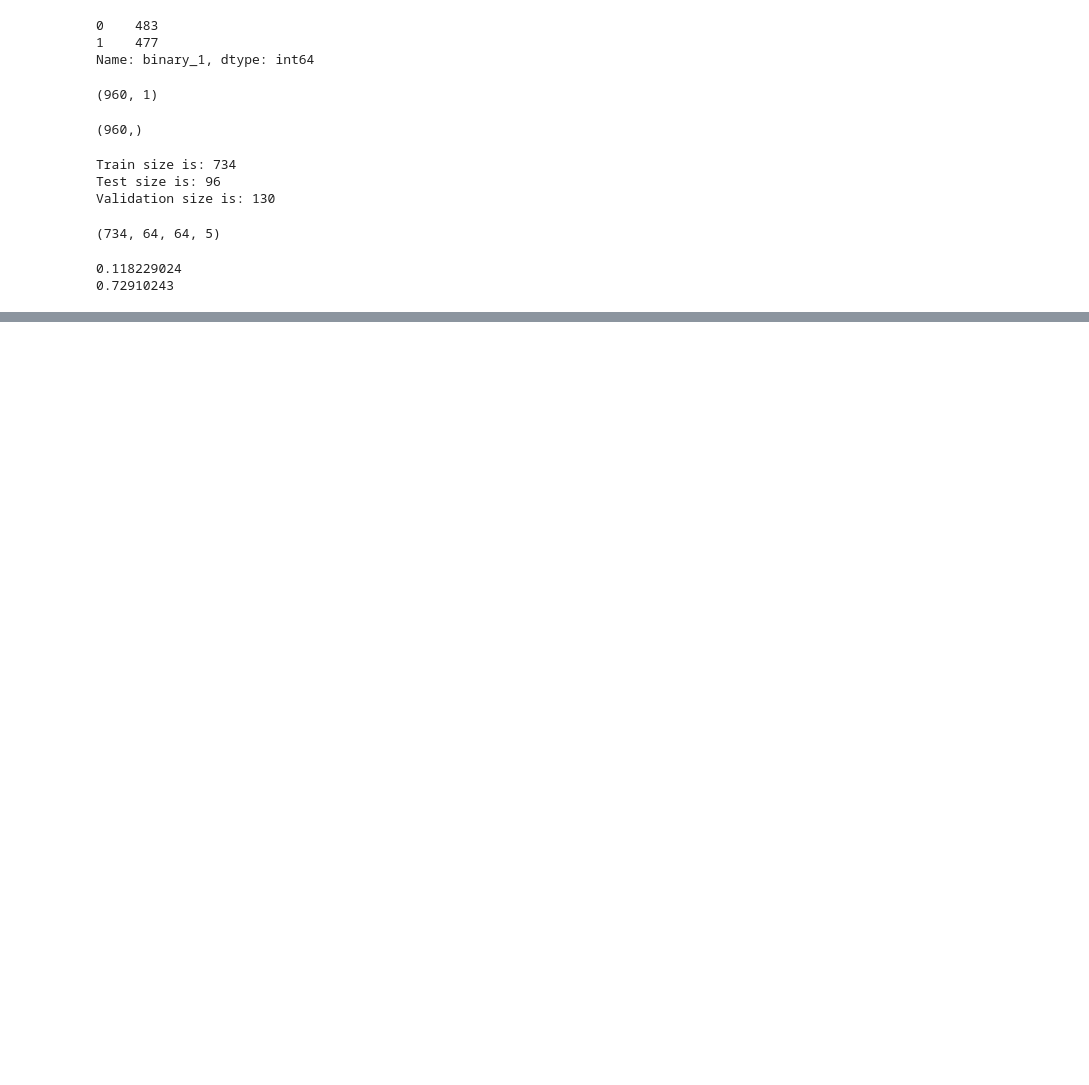
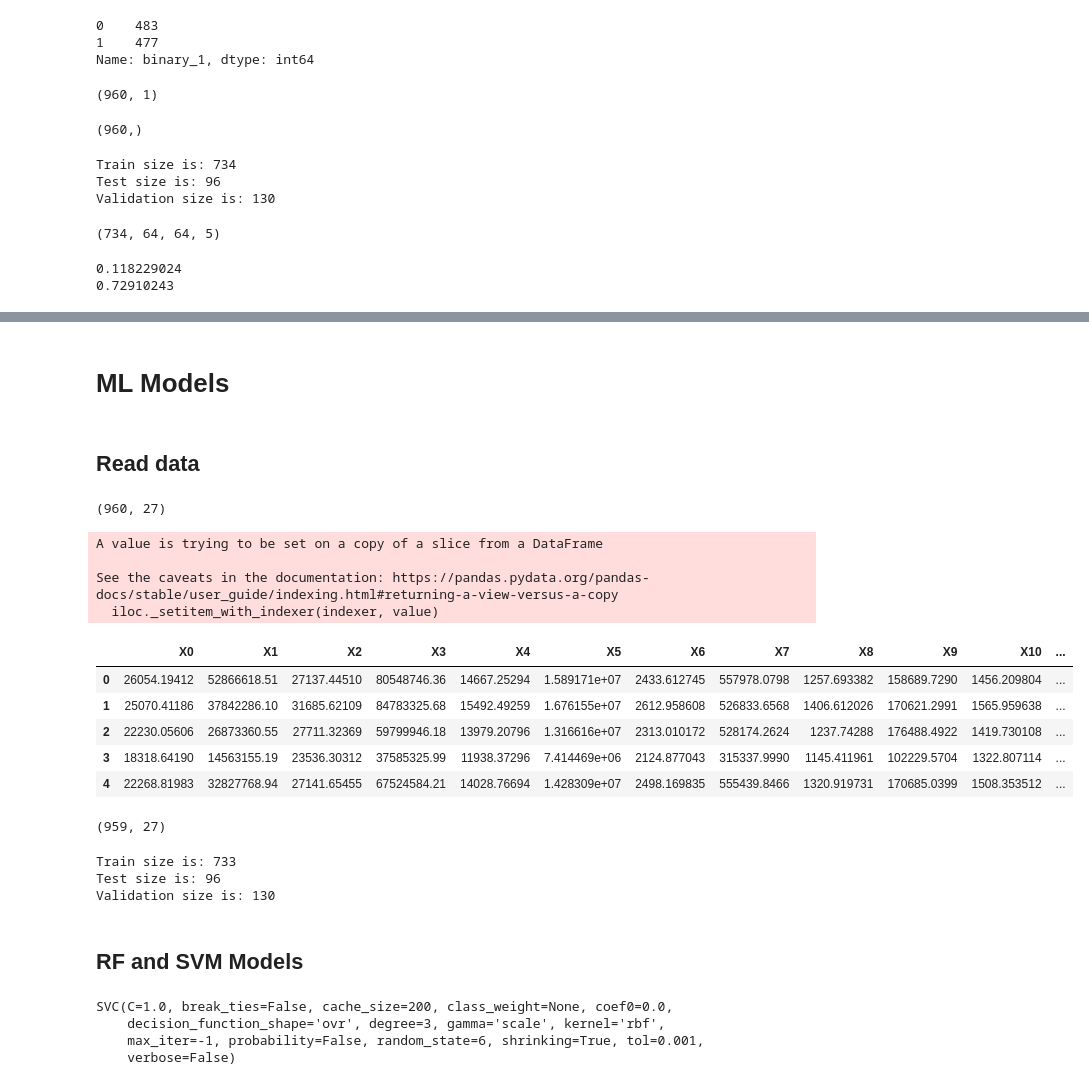
Before and after one commit to wanwanliang/Image_Processing_and_Deep_Learning, a Jupyter notebook: code/CNNs_WSR.ipynb, the cells around one changed output, grey strips where cells are left out. Drawn from its saved outputs; the diff is of its cells as text; code cells hidden in the pictures; blank space fills up the shorter version.

```diff
--- a/code/CNNs_WSR.ipynb
+++ b/code/CNNs_WSR.ipynb
@@ -387,0 +395,38 @@ Epoch 4/200
+# %% [markdown]
+# ML Models
+# %% [markdown]
+## Read data
+# %%
+os.chdir("/content/drive/My Drive/UMN_Research/Data/wsr")
+dt = pd.read_csv('data.csv')
+# %%
+dt2=dt
+dt2 = dt2.drop(['plotID'],axis=1)
+dt2.shape
+
+dt2['class2']=0
+dt2['class2'].iloc[(dt2.block==2)|(dt2.block==3)|(dt2.block==6)]=1
+
+dt2['class2'].value_counts()
+dt3 = dt2
+dt3 = dt3.drop(['score','resistance_class_4','binary_2','block'],axis=1)
+print(dt3.shape)
+dt3.head(5)
+# %% [output]
+(960, 27)
+A value is trying to be set on a copy of a slice from a DataFrame
+
+See the caveats in the documentation: https://pandas.pydata.org/pandas-docs/stable/user_guide/indexing.html#returning-a-view-versus-a-copy
+  iloc._setitem_with_indexer(indexer, value)
+|  | X0 | X1 | X2 | X3 | X4 | X5 | X6 | X7 | X8 | X9 | X10 | ... |
+| 0 | 26054.19412 | 52866618.51 | 27137.44510 | 80548746.36 | 14667.25294 | 1.589171e+07 | 2433.612745 | 557978.0798 | 1257.693382 | 158689.7290 | 1456.209804 | ... |
+| 1 | 25070.41186 | 37842286.10 | 31685.62109 | 84783325.68 | 15492.49259 | 1.676155e+07 | 2612.958608 | 526833.6568 | 1406.612026 | 170621.2991 | 1565.959638 | ... |
+| 2 | 22230.05606 | 26873360.55 | 27711.32369 | 59799946.18 | 13979.20796 | 1.316616e+07 | 2313.010172 | 528174.2624 | 1237.74288 | 176488.4922 | 1419.730108 | ... |
+| 3 | 18318.64190 | 14563155.19 | 23536.30312 | 37585325.99 | 11938.37296 | 7.414469e+06 | 2124.877043 | 315337.9990 | 1145.411961 | 102229.5704 | 1322.807114 | ... |
+| 4 | 22268.81983 | 32827768.94 | 27141.65455 | 67524584.21 | 14028.76694 | 1.428309e+07 | 2498.169835 | 555439.8466 | 1320.919731 | 170685.0399 | 1508.353512 | ... |
+# %%
+pd.isnull(dt3).any(axis=0)
+dt4 = dt3.dropna(axis=0)
+print(dt4.shape)
+# %% [output]
+(959, 27)
@@ -387,0 +444,27 @@ Epoch 4/200
+# %%
+x, y = dt4.drop(['class2'], axis=1), dt4['class2']
+x = StandardScaler().fit_transform(x)
+
+x_train, x_test, y_train, y_test = train_test_split(x, y, random_state=16, shuffle=True, test_size=0.1)
+x_train, x_val, y_train, y_val = train_test_split(x_train, y_train, random_state=16, test_size=0.15)
+
+print("Train size is: {}".format(x_train.shape[0]))
+print("Test size is: {}".format(x_test.shape[0]))
+print("Validation size is: {}".format(x_val.shape[0]))
+# %% [output]
+Train size is: 733
+Test size is: 96
+Validation size is: 130
+# %% [markdown]
+## RF and SVM Models
+# %%
+rf_clf = rfc(n_estimators=500, random_state=6)
+svm_clf = svc(gamma='scale', random_state=6)
+
+rf_clf.fit(x_train, y_train)
+svm_clf.fit(x_train, y_train)
+# %% [output]
+SVC(C=1.0, break_ties=False, cache_size=200, class_weight=None, coef0=0.0,
+    decision_function_shape='ovr', degree=3, gamma='scale', kernel='rbf',
+    max_iter=-1, probability=False, random_state=6, shrinking=True, tol=0.001,
+    verbose=False)
```
Also changed, not shown: parts of 25 cells of this notebook.
